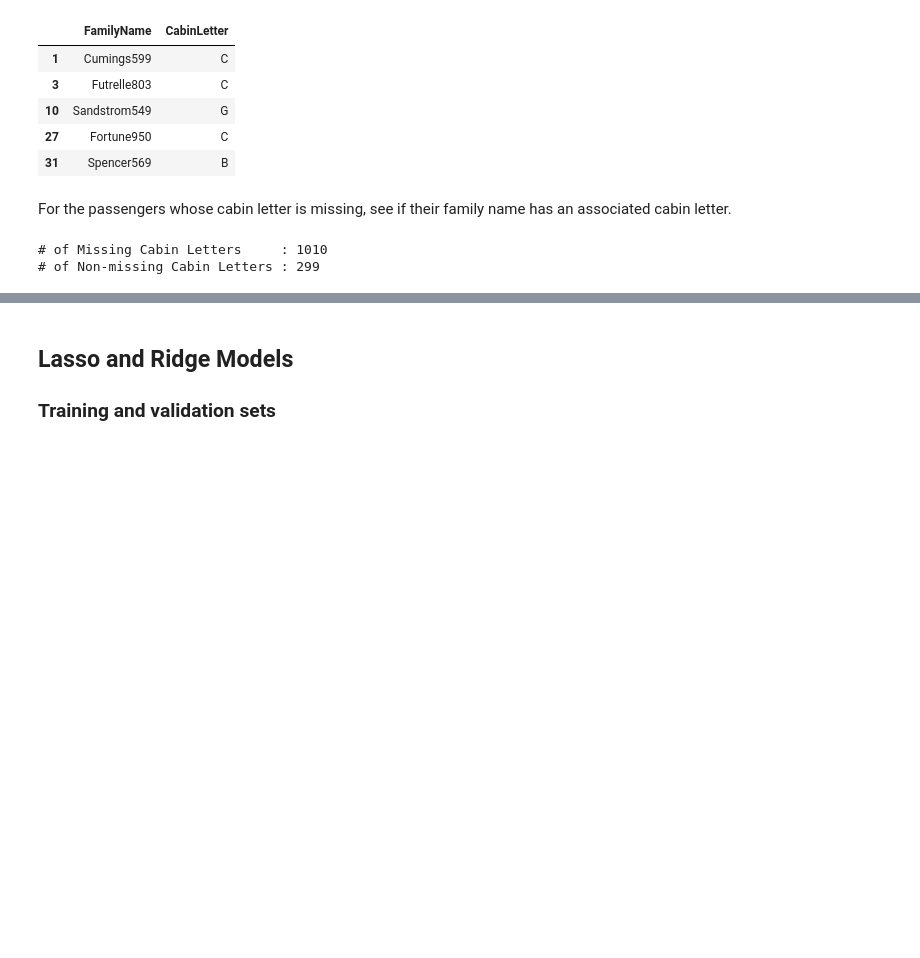
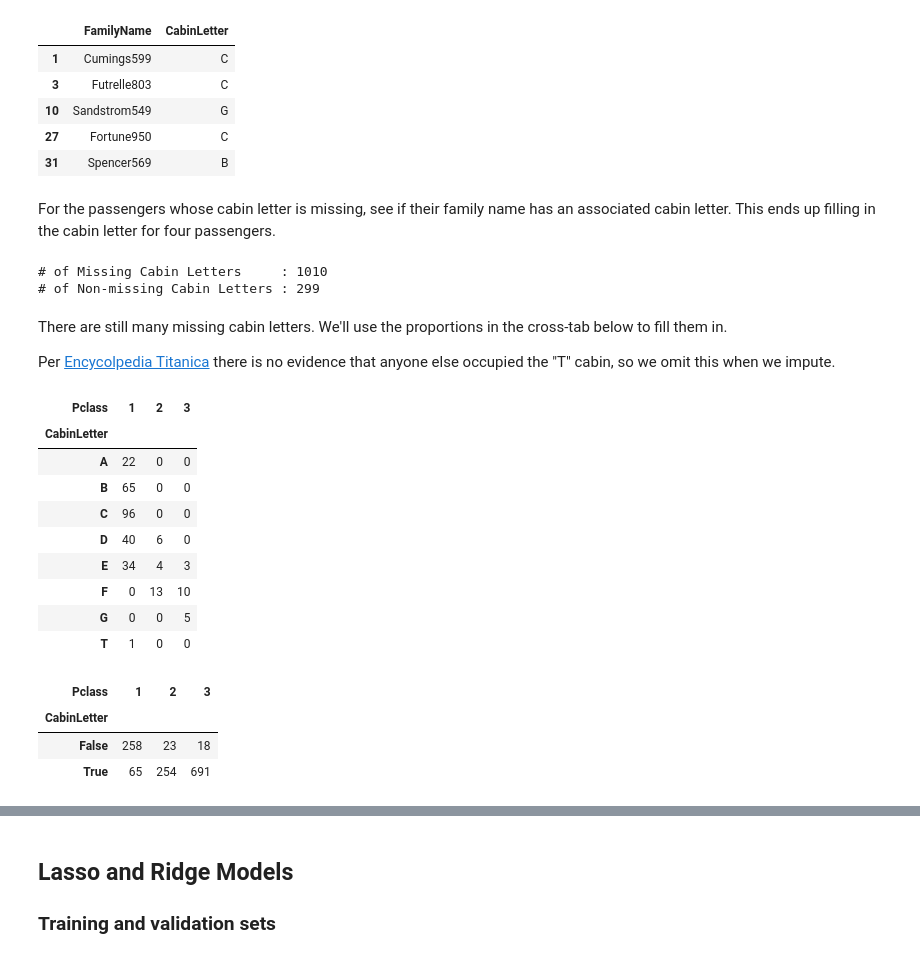
Before and after one commit to hueykwik/titanic, a Jupyter notebook: Lasso and Ridge Implementation in Python.ipynb, the cells around one changed output, grey strips where cells are left out. Saved outputs shown, nothing was run; the diff lists cells and outputs as text; code cells hidden in the pictures; blank space fills up the shorter version.

Commit message:
Finishes imputing cabin.

```diff
--- a/Lasso and Ridge Implementation in Python.ipynb
+++ b/Lasso and Ridge Implementation in Python.ipynb
@@ -476,7 +477,7 @@ family_with_cabin.head()
 | 27 | Fortune950 | C |
 | 31 | Spencer569 | B |
 # %% [markdown]
-For the passengers whose cabin letter is missing, see if their family name has an associated cabin letter.
+For the passengers whose cabin letter is missing, see if their family name has an associated cabin letter. This ends up filling in the cabin letter for four passengers.
 # %%
 def check_family_has_cabin(row):
     family_name = row['FamilyName']
@@ -499,3 +500,27 @@ print("# of Non-missing Cabin Letters : %d" % all_titanic['CabinLetter'].notnull
 # %% [output]
 # of Missing Cabin Letters     : 1010
 # of Non-missing Cabin Letters : 299
+# %% [markdown]
+There are still many missing cabin letters. We'll use the proportions in the cross-tab below to fill them in.
+
+Per [Encycolpedia Titanica](https://www.encyclopedia-titanica.org/cabins.html) there is no evidence that anyone else occupied the "T" cabin, so we omit this when we impute.
+# %%
+pd.crosstab(all_titanic['CabinLetter'], all_titanic['Pclass'])
+# %% [output]
+| Pclass | 1 | 2 | 3 |
+| CabinLetter |  |  |  |
+| A | 22 | 0 | 0 |
+| B | 65 | 0 | 0 |
+| C | 96 | 0 | 0 |
+| D | 40 | 6 | 0 |
+| E | 34 | 4 | 3 |
+| F | 0 | 13 | 10 |
+| G | 0 | 0 | 5 |
+| T | 1 | 0 | 0 |
+# %%
+pd.crosstab(pd.isnull(all_titanic['CabinLetter']), all_titanic['Pclass'])
+# %% [output]
+| Pclass | 1 | 2 | 3 |
+| CabinLetter |  |  |  |
+| False | 258 | 23 | 18 |
+| True | 65 | 254 | 691 |
```
Also changed, not shown: parts of 9 cells of this notebook.
